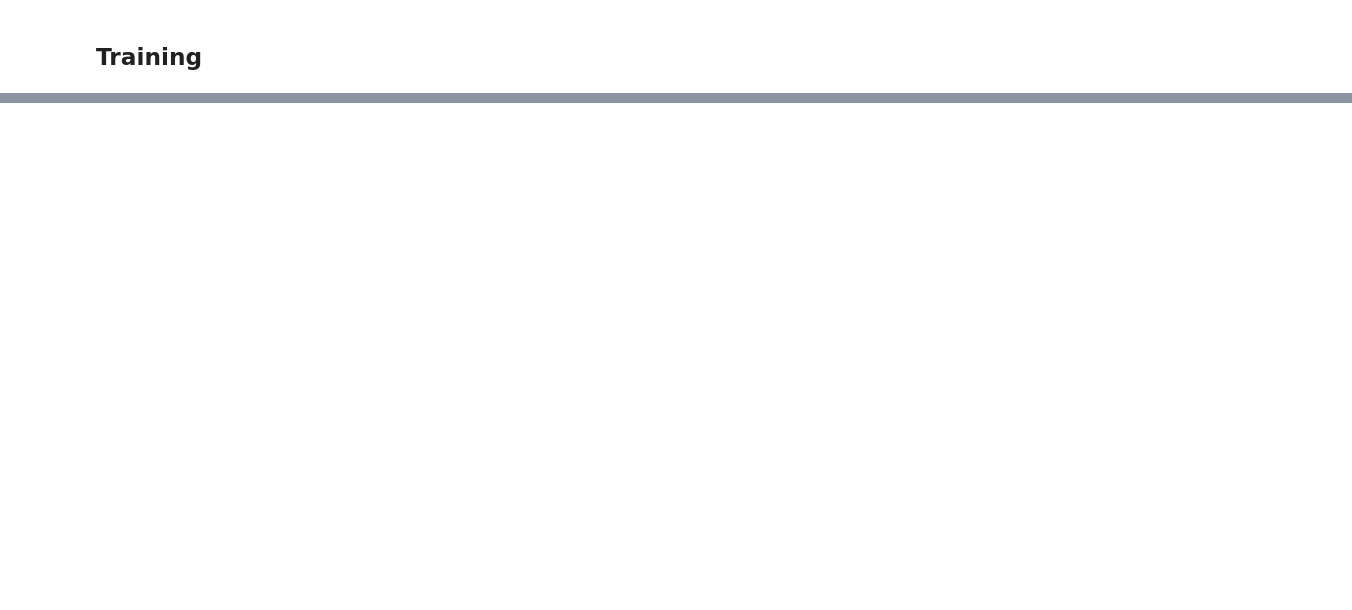
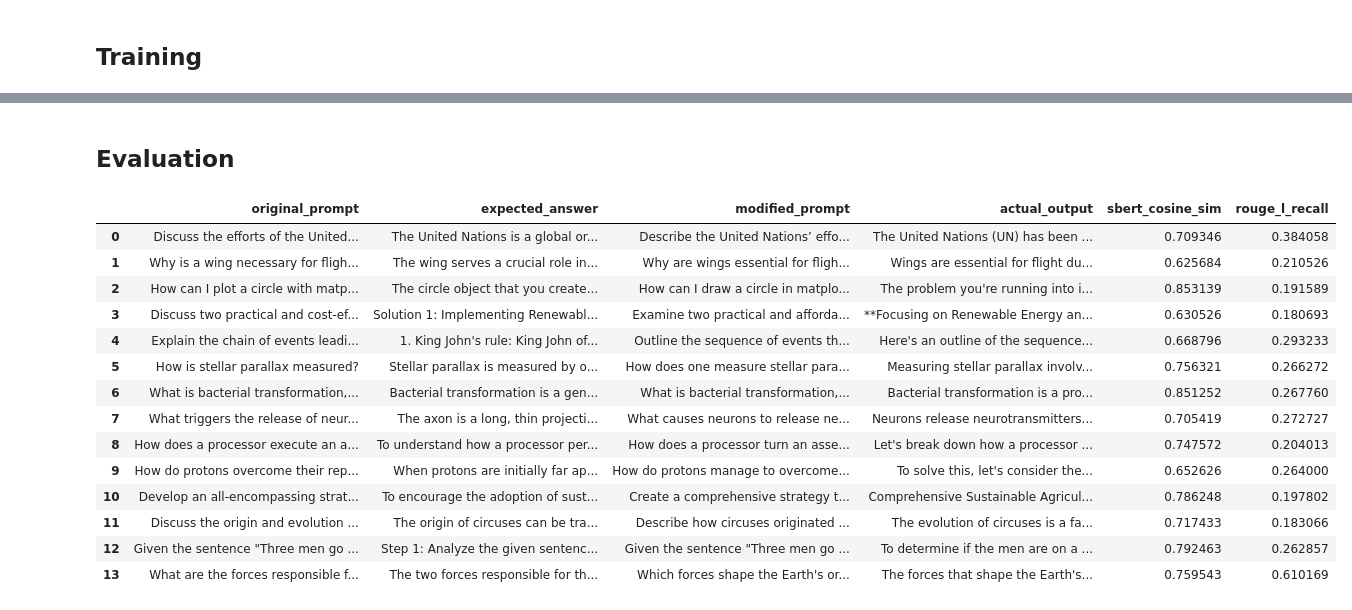
Before and after one commit to bakalis/llm_fine_tuning, a Jupyter notebook: llama_fine_tuning.ipynb, the cells around one changed output, grey strips where cells are left out. Cells and saved outputs as stored; diff of their text form; code cells hidden in the pictures; blank space fills up the shorter version.

Commit message:
evaluation

```diff
--- a/llama_fine_tuning.ipynb
+++ b/llama_fine_tuning.ipynb
@@ -979,17 +415,0 @@ tokenizer.batch_decode(outputs)
-# %%
-FastLanguageModel.for_inference(model) # Enable native 2x faster inference
-
-messages = [
-    {"role": "user", "content": "Continue the fibonnaci sequence: 1, 1, 2, 3, 5, 8,"},
-]
-inputs = tokenizer.apply_chat_template(
-    messages,
-    tokenize = True,
-    add_generation_prompt = True, # Must add for generation
-    return_tensors = "pt",
-).to("cuda")
-
-from transformers import TextStreamer
-text_streamer = TextStreamer(tokenizer, skip_prompt = True)
-_ = model.generate(input_ids = inputs, streamer = text_streamer, max_new_tokens = 128,
-                   use_cache = True, temperature = 1.5, min_p = 0.1)
@@ -1036,10 +415,0 @@ You can also use Hugging Face's `AutoModelForPeftCausalLM`. Only use this if you
-# %%
-if False:
-    # I highly do NOT suggest - use Unsloth if possible
-    from peft import AutoPeftModelForCausalLM
-    from transformers import AutoTokenizer
-    model = AutoPeftModelForCausalLM.from_pretrained(
-        "lora_model", # YOUR MODEL YOU USED FOR TRAINING
-        load_in_4bit = load_in_4bit,
-    )
-    tokenizer = AutoTokenizer.from_pretrained("lora_model")
@@ -1120,0 +416,2 @@ Some other links:
+# %% [markdown]
+## Evaluation
@@ -1120,0 +593,28 @@ Some other links:
+# %%
+%%capture
+base_model, base_tokenizer = FastLanguageModel.from_pretrained(
+    model_name = BASE_MODEL_NAME,
+    max_seq_length = MAX_SEQ_LENGTH,
+    dtype = D_TYPE,
+    load_in_4bit = LOAD_IN_4BIT,
+)
+FastLanguageModel.for_inference(base_model)
+FastLanguageModel.for_inference(model)
+# %%
+evaluate(base_model, base_tokenizer, prompts, f"{CHECKPOINT_DIR}/base_eval.csv")
+# %% [output]
+|  | original_prompt | expected_answer | modified_prompt | actual_output | sbert_cosine_sim | rouge_l_recall |
+| 0 | Discuss the efforts of the United... | The United Nations is a global or... | Describe the United Nations’ effo... | The United Nations (UN) has been ... | 0.709346 | 0.384058 |
+| 1 | Why is a wing necessary for fligh... | The wing serves a crucial role in... | Why are wings essential for fligh... | Wings are essential for flight du... | 0.625684 | 0.210526 |
+| 2 | How can I plot a circle with matp... | The circle object that you create... | How can I draw a circle in matplo... | The problem you're running into i... | 0.853139 | 0.191589 |
+| 3 | Discuss two practical and cost-ef... | Solution 1: Implementing Renewabl... | Examine two practical and afforda... | **Focusing on Renewable Energy an... | 0.630526 | 0.180693 |
+| 4 | Explain the chain of events leadi... | 1. King John's rule: King John of... | Outline the sequence of events th... | Here's an outline of the sequence... | 0.668796 | 0.293233 |
+| 5 | How is stellar parallax measured? | Stellar parallax is measured by o... | How does one measure stellar para... | Measuring stellar parallax involv... | 0.756321 | 0.266272 |
+| 6 | What is bacterial transformation,... | Bacterial transformation is a gen... | What is bacterial transformation,... | Bacterial transformation is a pro... | 0.851252 | 0.267760 |
+| 7 | What triggers the release of neur... | The axon is a long, thin projecti... | What causes neurons to release ne... | Neurons release neurotransmitters... | 0.705419 | 0.272727 |
+| 8 | How does a processor execute an a... | To understand how a processor per... | How does a processor turn an asse... | Let's break down how a processor ... | 0.747572 | 0.204013 |
+| 9 | How do protons overcome their rep... | When protons are initially far ap... | How do protons manage to overcome... | To solve this, let's consider the... | 0.652626 | 0.264000 |
+| 10 | Develop an all-encompassing strat... | To encourage the adoption of sust... | Create a comprehensive strategy t... | Comprehensive Sustainable Agricul... | 0.786248 | 0.197802 |
+| 11 | Discuss the origin and evolution ... | The origin of circuses can be tra... | Describe how circuses originated ... | The evolution of circuses is a fa... | 0.717433 | 0.183066 |
+| 12 | Given the sentence "Three men go ... | Step 1: Analyze the given sentenc... | Given the sentence "Three men go ... | To determine if the men are on a ... | 0.792463 | 0.262857 |
+| 13 | What are the forces responsible f... | The two forces responsible for th... | Which forces shape the Earth's or... | The forces that shape the Earth's... | 0.759543 | 0.610169 |
```
Also changed, not shown: parts of 45 cells of this notebook.
